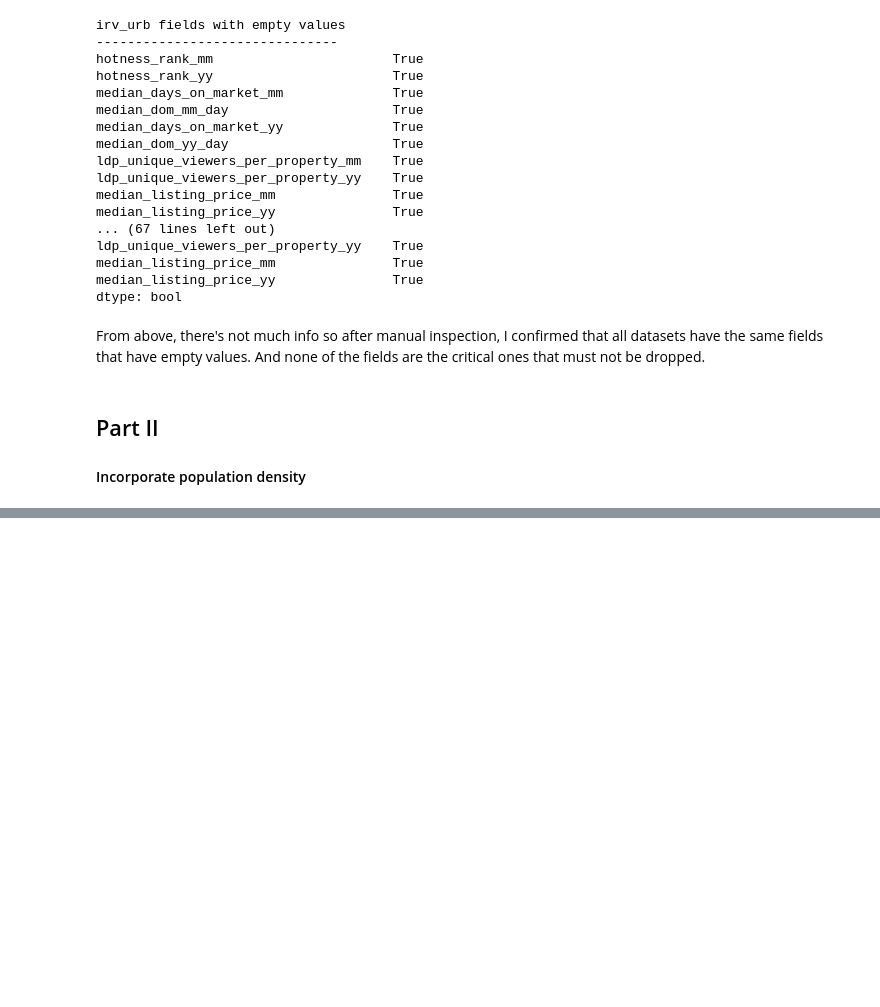
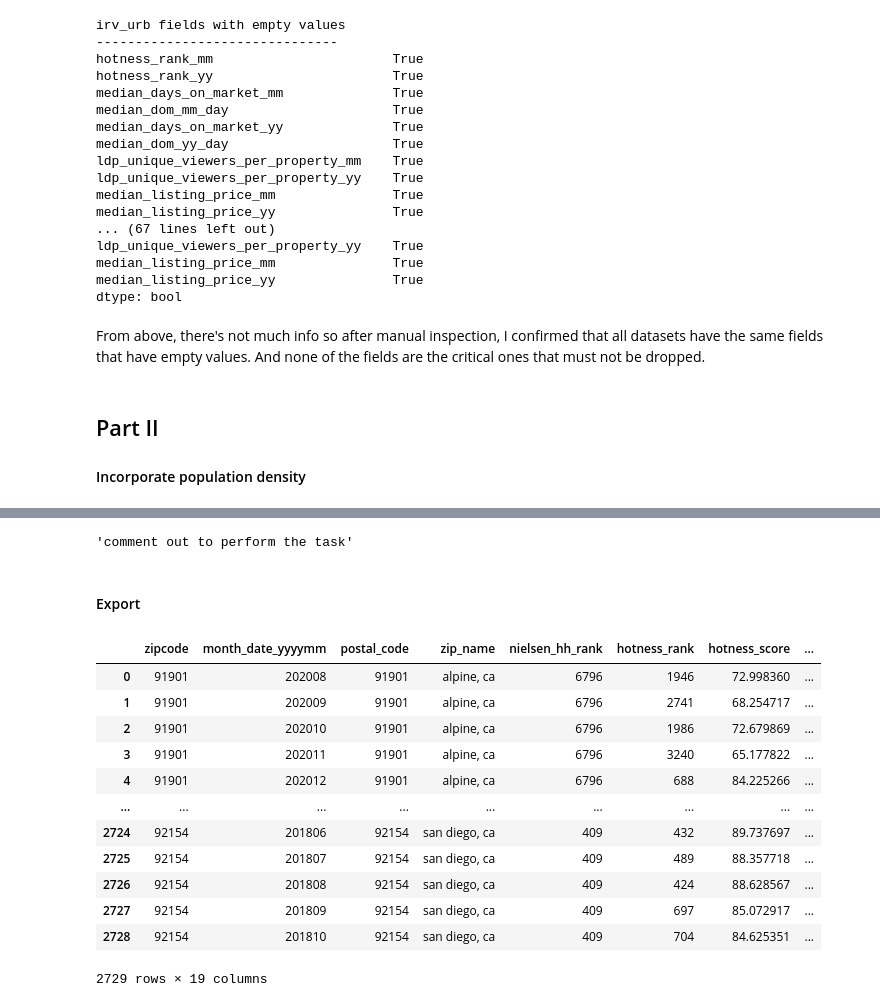
Before and after one commit to evantilu/Proptech-Project, a Jupyter notebook: data_processing.ipynb, the cells around one changed output, grey strips where cells are left out. Saved outputs shown, nothing was run; the diff lists cells and outputs as text; code cells hidden in the pictures; blank space fills up the shorter version.

```diff
--- a/data_processing.ipynb
+++ b/data_processing.ipynb
@@ -147,0 +216,22 @@ san_fran_low_dens_zips = []
+# %%
+'''definition of density level'''
+high = 6500
+mid = 3000
+
+'''add density level column according to predefined threshold values'''
+
+conditions = [
+    (san_diego_pop_dens['pop_density'] >= high),
+    ((san_diego_pop_dens['pop_density'] < high) & (san_diego_pop_dens['pop_density'] >= mid)),
+    (san_diego_pop_dens['pop_density'] < mid)
+]
+
+values = ['high', 'mid', 'low']
+
+'''comment out to perform the task'''
+# san_diego_pop_dens['density_lv'] = np.select(conditions, values)
+# san_diego_pop_dens
+# %% [output]
+'comment out to perform the task'
+# %% [markdown]
+#### Export
@@ -147,0 +243,17 @@ san_fran_low_dens_zips = []
+# %%
+tmp = pd.read_csv('./data/clean_data/san_diego.csv')
+tmp
+# %% [output]
+|  | zipcode | month_date_yyyymm | postal_code | zip_name | nielsen_hh_rank | hotness_rank | hotness_score | ... |
+| 0 | 91901 | 202008 | 91901 | alpine, ca | 6796 | 1946 | 72.998360 | ... |
+| 1 | 91901 | 202009 | 91901 | alpine, ca | 6796 | 2741 | 68.254717 | ... |
+| 2 | 91901 | 202010 | 91901 | alpine, ca | 6796 | 1986 | 72.679869 | ... |
+| 3 | 91901 | 202011 | 91901 | alpine, ca | 6796 | 3240 | 65.177822 | ... |
+| 4 | 91901 | 202012 | 91901 | alpine, ca | 6796 | 688 | 84.225266 | ... |
+| ... | ... | ... | ... | ... | ... | ... | ... | ... |
+| 2724 | 92154 | 201806 | 92154 | san diego, ca | 409 | 432 | 89.737697 | ... |
+| 2725 | 92154 | 201807 | 92154 | san diego, ca | 409 | 489 | 88.357718 | ... |
+| 2726 | 92154 | 201808 | 92154 | san diego, ca | 409 | 424 | 88.628567 | ... |
+| 2727 | 92154 | 201809 | 92154 | san diego, ca | 409 | 697 | 85.072917 | ... |
+| 2728 | 92154 | 201810 | 92154 | san diego, ca | 409 | 704 | 84.625351 | ... |
+2729 rows × 19 columns
```
Also changed, not shown: parts of 17 cells of this notebook, 8 other files.
